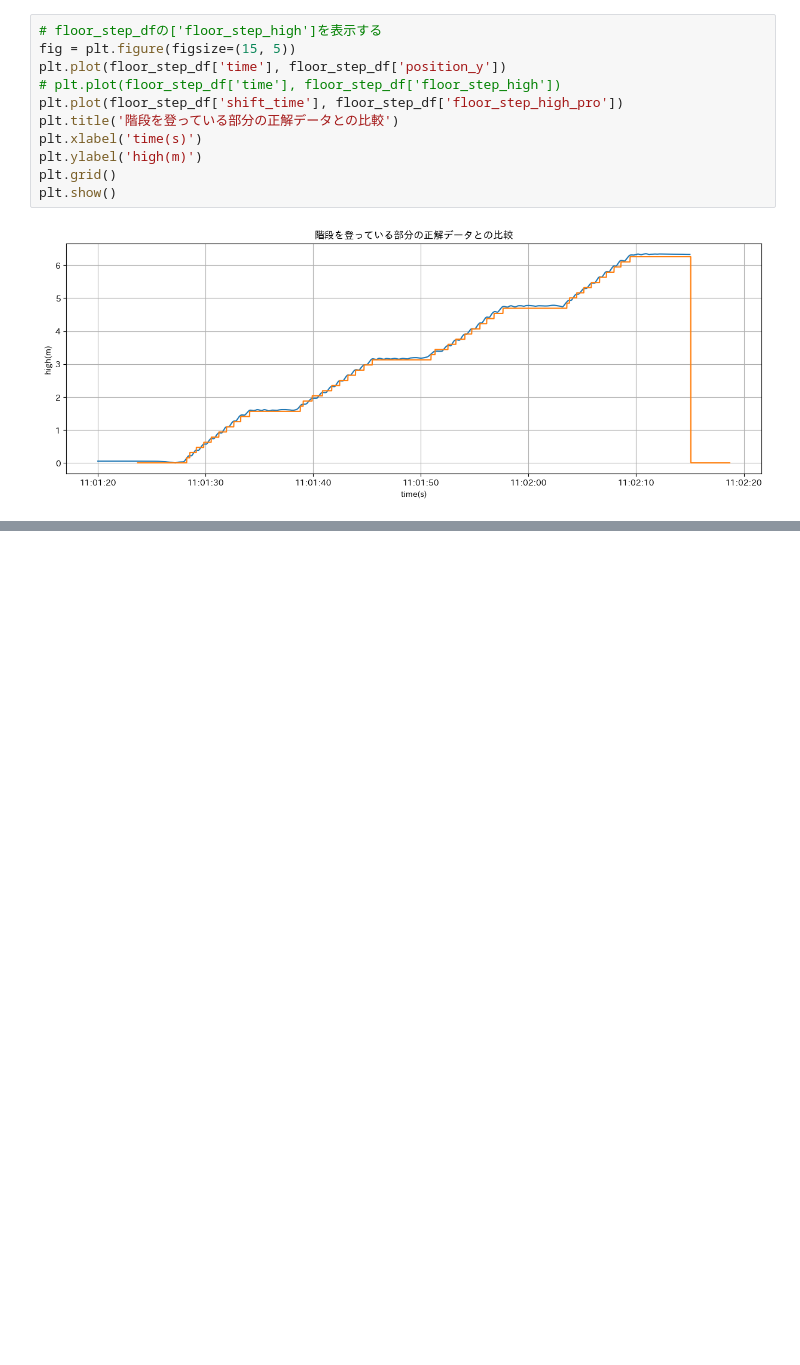
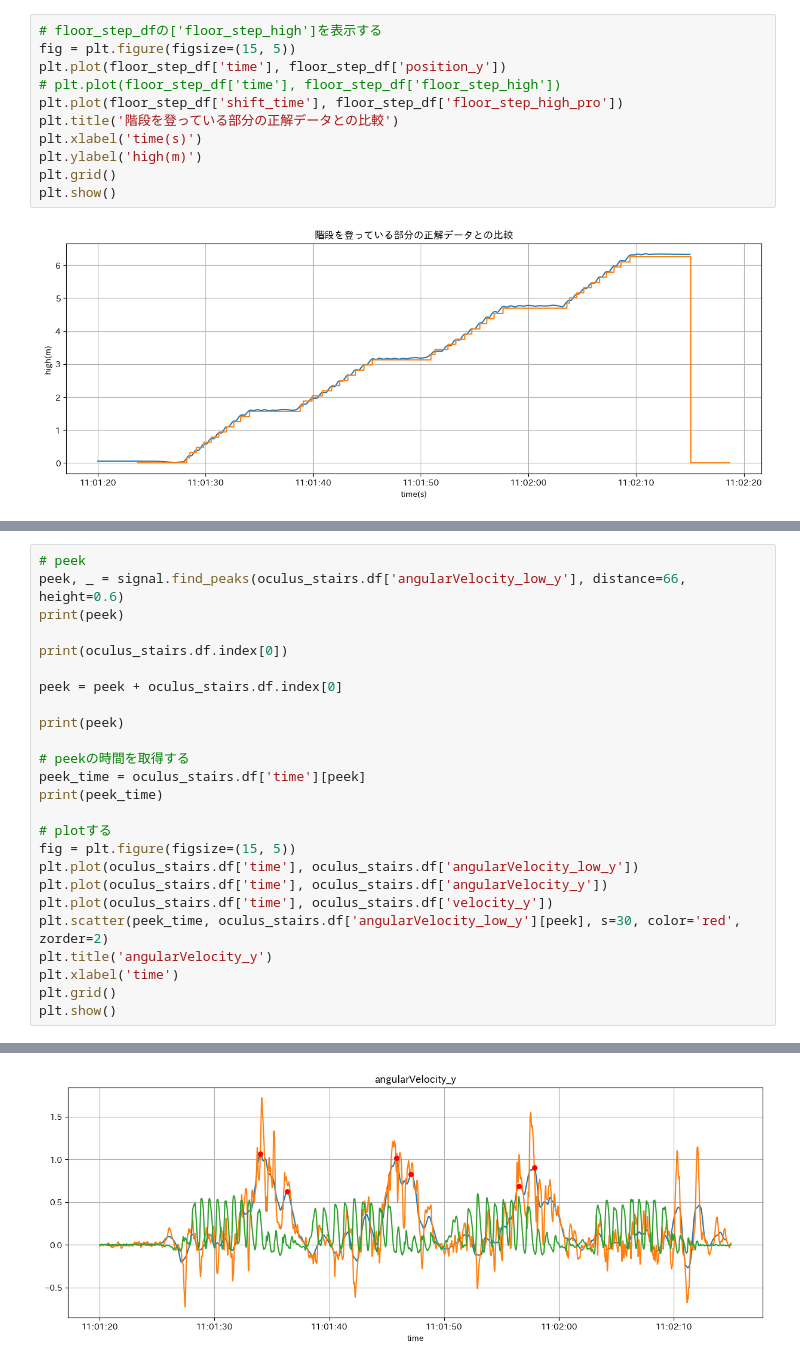
Before and after one commit to karasuneo/kajilab, a Jupyter notebook: metaquest_sensing/stairs.ipynb, the cells around one changed output, grey strips where cells are left out. Drawn from its saved outputs; the diff is of its cells as text; blank space fills up the shorter version.

```diff
--- a/metaquest_sensing/stairs.ipynb
+++ b/metaquest_sensing/stairs.ipynb
@@ -521,0 +532,26 @@ oculus_stairs.plot('all', '','')
+# %%
+# peek
+peek, _ = signal.find_peaks(oculus_stairs.df['angularVelocity_low_y'], distance=66, height=0.6)
+print(peek)
+
+print(oculus_stairs.df.index[0])
+
+peek = peek + oculus_stairs.df.index[0]
+
+print(peek)
+
+# peekの時間を取得する
+peek_time = oculus_stairs.df['time'][peek]
+print(peek_time)
+
+# plotする
+fig = plt.figure(figsize=(15, 5))
+plt.plot(oculus_stairs.df['time'], oculus_stairs.df['angularVelocity_low_y'])
+plt.plot(oculus_stairs.df['time'], oculus_stairs.df['angularVelocity_y'])
+plt.plot(oculus_stairs.df['time'], oculus_stairs.df['velocity_y'])
+plt.scatter(peek_time, oculus_stairs.df['angularVelocity_low_y'][peek], s=30, color='red', zorder=2)
+plt.title('angularVelocity_y')
+plt.xlabel('time')
+plt.grid()
+plt.show()
+# %% [output]
@@ -521,0 +568 @@ oculus_stairs.plot('all', '','')
+[figure, added]
```
Also changed, not shown: parts of 10 cells of this notebook, 26 other files.
